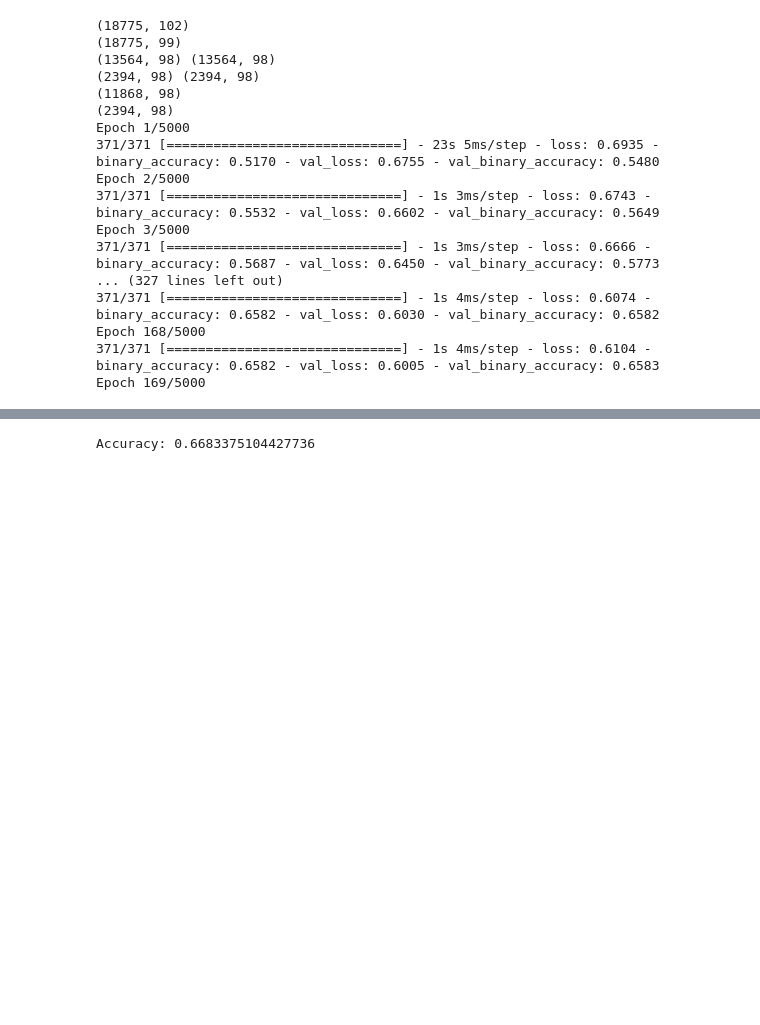
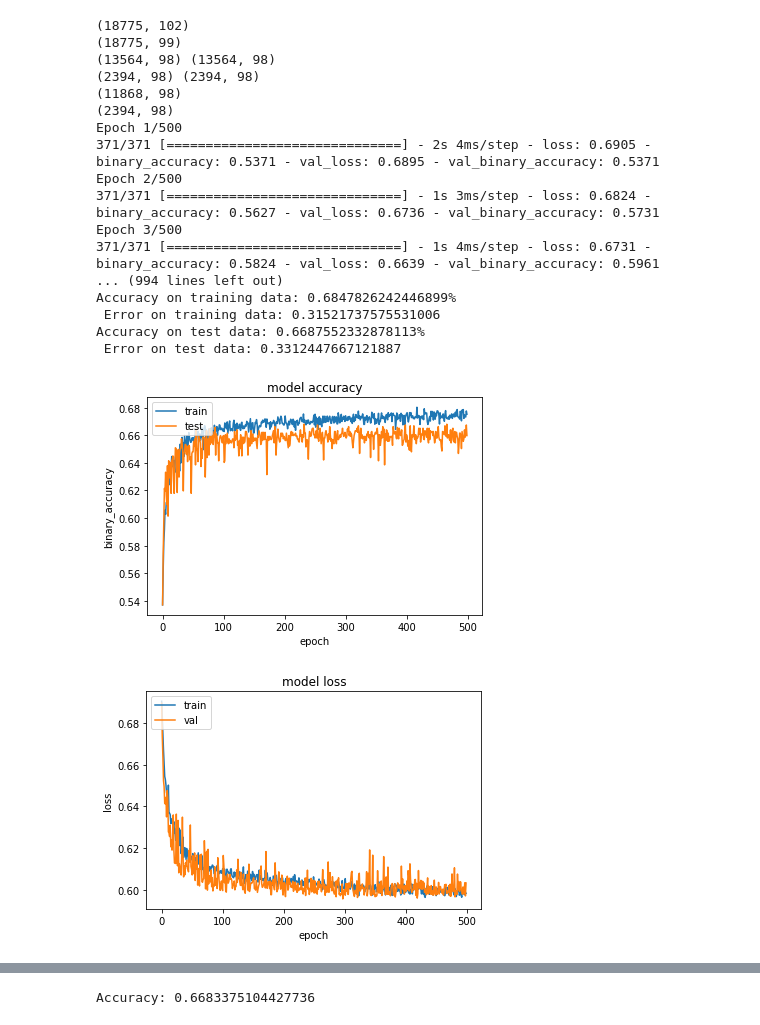
Before and after one commit to lotrmay/TensorFlow_Learning, a Jupyter notebook: bc.ipynb, the cells around one changed output, grey strips where cells are left out. Drawn from its saved outputs; the diff is of its cells as text; code cells hidden in the pictures; blank space fills up the shorter version.

```diff
--- a/bc.ipynb
+++ b/bc.ipynb
@@ -239,7 +239,7 @@ model.add(keras.layers.Dropout(0.2))
 model.add(Dense(1, activation='sigmoid'))#binary sigmoid     categorical softmax
 
 
-model.compile(optimizer=keras.optimizers.SGD(learning_rate=0.01,momentum=0.9), #keras.optimizers.Adadelta(learning_rate=0.01) momentum 0.9
+model.compile(optimizer=tf.keras.optimizers.SGD(learning_rate=0.01,momentum=0.9), #keras.optimizers.Adadelta(learning_rate=0.01) momentum 0.9
               loss=tf.keras.losses.BinaryCrossentropy(from_logits=False), #from_logits=True/False
               metrics=tf.keras.metrics.BinaryAccuracy(name='binary_accuracy', dtype=None))#metrics=['accuracy'] je to jedno accuracy se vnitřně přetransformuje na binary accuracy, kvůli binary crossentropy loss funkci
 
@@ -259,7 +259,7 @@ model.compile(optimizer=keras.optimizers.SGD(learning_rate=0.01,momentum=0.9), #
 
 
 
-history = model.fit(X_train, y_train, epochs=5000,batch_size=32,validation_data=(X_val, y_val))#validační data pro změny při tréninku sítě
+history = model.fit(X_train, y_train, epochs=540,batch_size=32,validation_data=(X_val, y_val))#validační data pro změny při tréninku sítě
 
 pred_train= model.predict(X_train)
 scores = model.evaluate(X_train, y_train, verbose=0)
@@ -267,41 +267,43 @@ print('Accuracy on training data: {}% \n Error on training data: {}'.format(scor
 
 
 pred_test= model.predict(X_test)
 scores2 = model.evaluate(X_test, y_test, verbose=0)# zkusit změnit verbose zde a nahoře na 1 a 2 mělo by to zobrazovat více údajů při tréninku
 print('Accuracy on test data: {}% \n Error on test data: {}'.format(scores2[1], 1 - scores2[1]))#úspěšnost na testovacím setu
 
 
 
 plt.plot(history.history['binary_accuracy'])
 plt.plot(history.history['val_binary_accuracy'])
 plt.title('model accuracy')
 plt.ylabel('binary_accuracy')
 plt.xlabel('epoch')
 plt.legend(['train', 'test'], loc='upper left')
 plt.show()
 plt.plot(history.history['loss'])
 plt.plot(history.history['val_loss'])
 plt.title('model loss')
 plt.ylabel('loss')
 plt.xlabel('epoch')
 plt.legend(['train', 'val'], loc='upper left')
 plt.show()
 #poznatky-vypadá to, že grenade damage každého hráče je nadbytečná a síť bez této informace vykazuje lepší výsledky
 # %% [output]
 (18775, 102)
 (18775, 99)
 (13564, 98) (13564, 98)
 (2394, 98) (2394, 98)
 (11868, 98)
 (2394, 98)
-Epoch 1/5000
-371/371 [==============================] - 23s 5ms/step - loss: 0.6935 - binary_accuracy: 0.5170 - val_loss: 0.6755 - val_binary_accuracy: 0.5480
-Epoch 2/5000
-371/371 [==============================] - 1s 3ms/step - loss: 0.6743 - binary_accuracy: 0.5532 - val_loss: 0.6602 - val_binary_accuracy: 0.5649
-Epoch 3/5000
-371/371 [==============================] - 1s 3ms/step - loss: 0.6666 - binary_accuracy: 0.5687 - val_loss: 0.6450 - val_binary_accuracy: 0.5773
-... (327 lines left out)
-371/371 [==============================] - 1s 4ms/step - loss: 0.6074 - binary_accuracy: 0.6582 - val_loss: 0.6030 - val_binary_accuracy: 0.6582
-Epoch 168/5000
-371/371 [==============================] - 1s 4ms/step - loss: 0.6104 - binary_accuracy: 0.6582 - val_loss: 0.6005 - val_binary_accuracy: 0.6583
-Epoch 169/5000
+Epoch 1/500
+371/371 [==============================] - 2s 4ms/step - loss: 0.6905 - binary_accuracy: 0.5371 - val_loss: 0.6895 - val_binary_accuracy: 0.5371
+Epoch 2/500
+371/371 [==============================] - 1s 3ms/step - loss: 0.6824 - binary_accuracy: 0.5627 - val_loss: 0.6736 - val_binary_accuracy: 0.5731
+Epoch 3/500
+371/371 [==============================] - 1s 4ms/step - loss: 0.6731 - binary_accuracy: 0.5824 - val_loss: 0.6639 - val_binary_accuracy: 0.5961
+... (994 lines left out)
+Accuracy on training data: 0.6847826242446899%
+ Error on training data: 0.31521737575531006
+Accuracy on test data: 0.6687552332878113%
+ Error on test data: 0.3312447667121887
+[figure, added]
+[figure, added]
```
Also changed, not shown: parts of 3 cells of this notebook.
